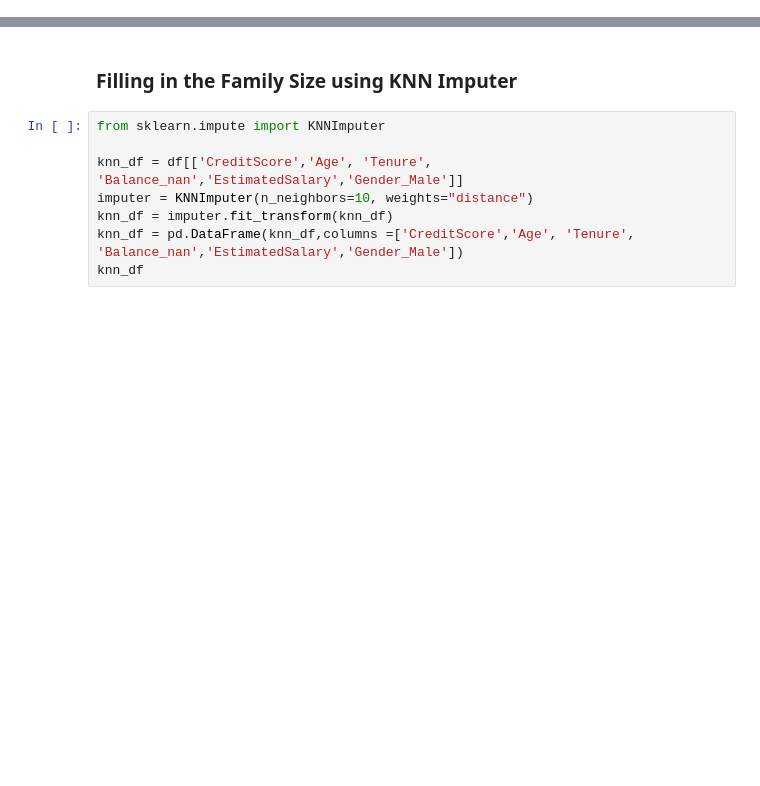
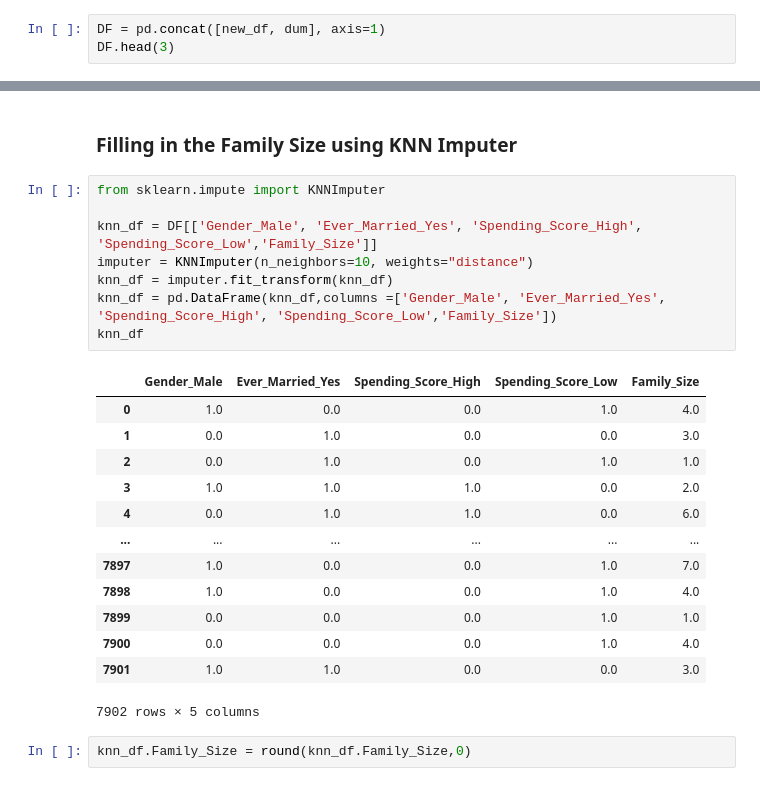
Before and after one commit to Yoyoyamato/customer-segmentation-classification, a Jupyter notebook: Data_cleaning.ipynb, the cells around one changed output, grey strips where cells are left out. Saved outputs shown, nothing was run; the diff lists cells and outputs as text; blank space fills up the shorter version.

```diff
--- a/Data_cleaning.ipynb
+++ b/Data_cleaning.ipynb
@@ -199,0 +196,3 @@ new_df.shape
+# %%
+DF = pd.concat([new_df, dum], axis=1)
+DF.head(3)
@@ -202,8 +222,24 @@ new_df.shape
 # %%
 from sklearn.impute import KNNImputer
 
-knn_df = df[['CreditScore','Age', 'Tenure', 'Balance_nan','EstimatedSalary','Gender_Male']]
+knn_df = DF[['Gender_Male', 'Ever_Married_Yes', 'Spending_Score_High', 'Spending_Score_Low','Family_Size']]
 imputer = KNNImputer(n_neighbors=10, weights="distance")
 knn_df = imputer.fit_transform(knn_df)
-knn_df = pd.DataFrame(knn_df,columns =['CreditScore','Age', 'Tenure', 'Balance_nan','EstimatedSalary','Gender_Male'])
+knn_df = pd.DataFrame(knn_df,columns =['Gender_Male', 'Ever_Married_Yes', 'Spending_Score_High', 'Spending_Score_Low','Family_Size'])
 knn_df
+# %% [output]
+|  | Gender_Male | Ever_Married_Yes | Spending_Score_High | Spending_Score_Low | Family_Size |
+| 0 | 1.0 | 0.0 | 0.0 | 1.0 | 4.0 |
+| 1 | 0.0 | 1.0 | 0.0 | 0.0 | 3.0 |
+| 2 | 0.0 | 1.0 | 0.0 | 1.0 | 1.0 |
+| 3 | 1.0 | 1.0 | 1.0 | 0.0 | 2.0 |
+| 4 | 0.0 | 1.0 | 1.0 | 0.0 | 6.0 |
+| ... | ... | ... | ... | ... | ... |
+| 7897 | 1.0 | 0.0 | 0.0 | 1.0 | 7.0 |
+| 7898 | 1.0 | 0.0 | 0.0 | 1.0 | 4.0 |
+| 7899 | 0.0 | 0.0 | 0.0 | 1.0 | 1.0 |
+| 7900 | 0.0 | 0.0 | 0.0 | 1.0 | 4.0 |
+| 7901 | 1.0 | 1.0 | 0.0 | 0.0 | 3.0 |
+7902 rows × 5 columns
+# %%
+knn_df.Family_Size = round(knn_df.Family_Size,0)
```
Also changed, not shown: parts of 6 cells of this notebook.
